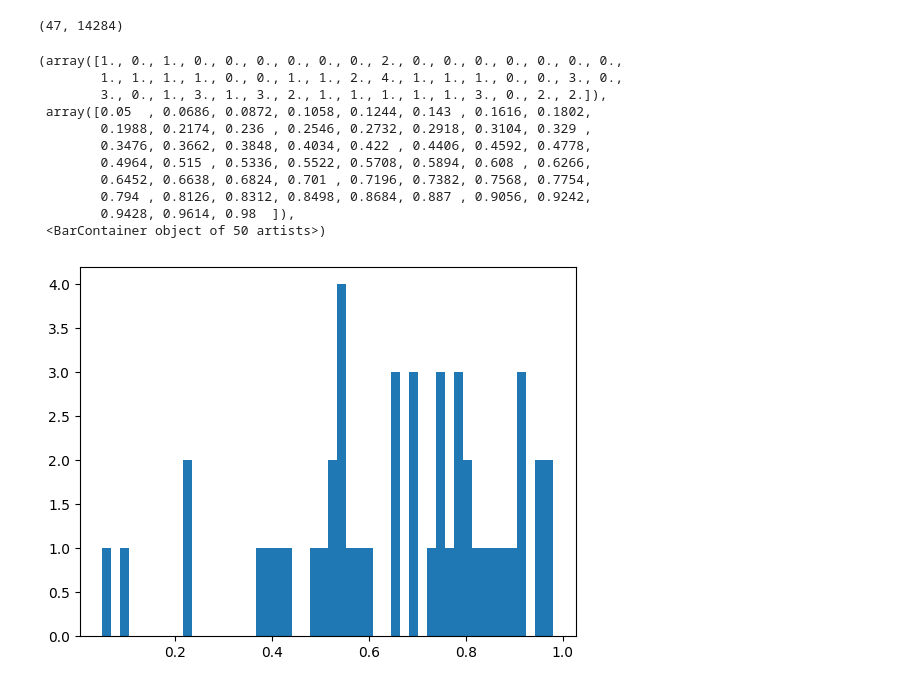
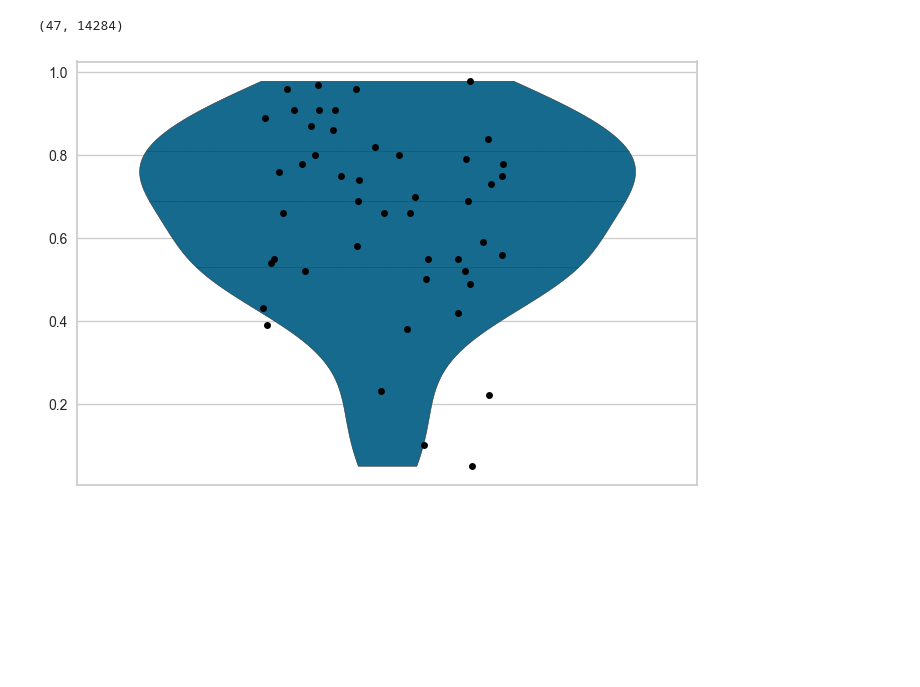
Before and after one commit to MaciejPiernik/ibd, a Jupyter notebook: ibd/notebooks/experiment_playground.ipynb, the cells around one changed output. Saved outputs shown, nothing was run; the diff lists cells and outputs as text; code cells hidden in the pictures; blank space fills up the shorter version.

```diff
--- a/ibd/notebooks/experiment_playground.ipynb
+++ b/ibd/notebooks/experiment_playground.ipynb
@@ -475,19 +485,9 @@ X_ctrl.shape
 (47, 14284)
 # %%
 y_ctrl_prob = model.best_estimator_.predict_proba(X_ctrl)
-# %%
-# plot the predicted response probabilities
-plt.hist(y_ctrl_prob[:, 1], bins=50);
-# %% [output]
-(array([1., 0., 1., 0., 0., 0., 0., 0., 0., 2., 0., 0., 0., 0., 0., 0., 0.,
-        1., 1., 1., 1., 0., 0., 1., 1., 2., 4., 1., 1., 1., 0., 0., 3., 0.,
-        3., 0., 1., 3., 1., 3., 2., 1., 1., 1., 1., 1., 3., 0., 2., 2.]),
- array([0.05  , 0.0686, 0.0872, 0.1058, 0.1244, 0.143 , 0.1616, 0.1802,
-        0.1988, 0.2174, 0.236 , 0.2546, 0.2732, 0.2918, 0.3104, 0.329 ,
-        0.3476, 0.3662, 0.3848, 0.4034, 0.422 , 0.4406, 0.4592, 0.4778,
-        0.4964, 0.515 , 0.5336, 0.5522, 0.5708, 0.5894, 0.608 , 0.6266,
-        0.6452, 0.6638, 0.6824, 0.701 , 0.7196, 0.7382, 0.7568, 0.7754,
-        0.794 , 0.8126, 0.8312, 0.8498, 0.8684, 0.887 , 0.9056, 0.9242,
-        0.9428, 0.9614, 0.98  ]),
- <BarContainer object of 50 artists>)
-[figure, removed]
+# %%
+# plot the predicted response probabilities with violinplot and scatterplot
+sns.violinplot(data=y_ctrl_prob[:, 1], inner='quartile', cut=0);
+sns.stripplot(data=y_ctrl_prob[:, 1], jitter=0.2, color='black');
+# %% [output]
+[figure, added]
```
Also changed, not shown: parts of 6 cells of this notebook, 2 other files.
